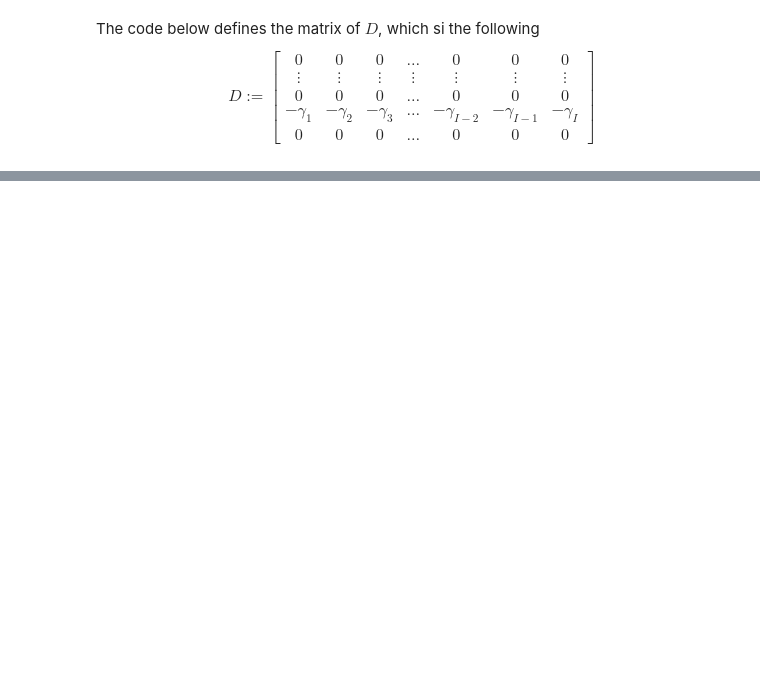
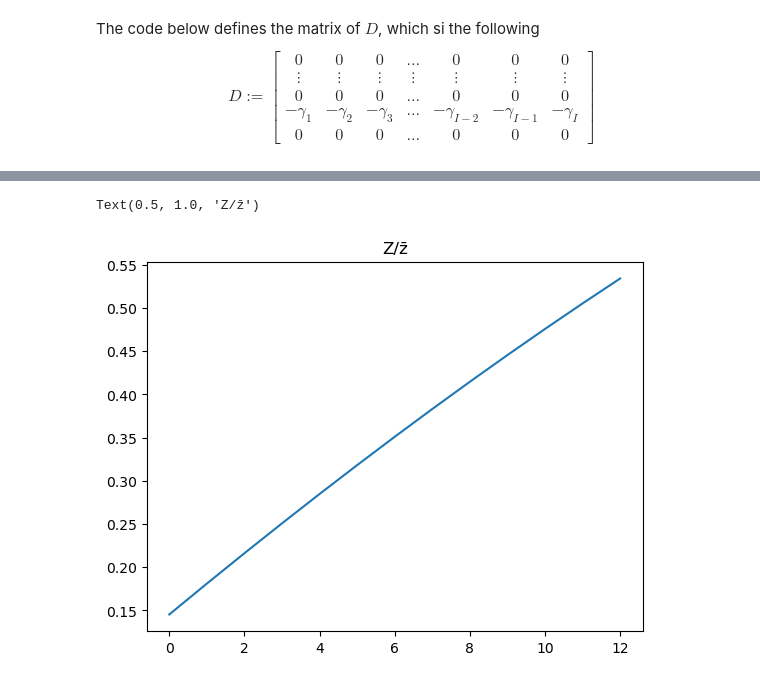
Before and after one commit to Finalblue777/amazon_mhpy, a Jupyter notebook: mpc_stochastic.ipynb, the cells around one changed output, grey strips where cells are left out. Drawn from its saved outputs; the diff is of its cells as text; code cells hidden in the pictures; blank space fills up the shorter version.

```diff
--- a/mpc_stochastic.ipynb
+++ b/mpc_stochastic.ipynb
@@ -191,18 +262,2 @@ price_matrix[price_matrix==1] = p2
-# %%
-prob_matrix = np.zeros((2**N_u,1))
-for i in range(len(markov_array)):
-    prob_temp = 1
-    for j in range(N_u-1):
-        if markov_array[i,j] ==0:
-            if markov_array[i,j + 1] == 0:
-                prob_temp = prob_temp*P[0,0]
-            elif markov_array[i,j + 1] ==1:
-                prob_temp= prob_temp*P[0,1]
-        elif markov_array[i,j] == 1:
-            if markov_array[i,j + 1] ==0:
-                prob_temp= prob_temp*P[1,0]
-            elif markov_array[i,j + 1] ==1:
-                prob_temp= prob_temp*P[1,1]
-    prob_matrix[i] =  prob_temp
 # %%
 opti = casadi.Opti()
@@ -242,2 +328,2 @@ def state_constructor(opti, N_u):
 # %%
-X, Up,Um, Ua, ic  = state_constructor(opti, N_u)
+Y, U,V, ZO, ic  = state_constructor(opti, T_u)
@@ -275,6 +400,2 @@ disp(f'Initial, time: {time.time()-t1}')
 # %%
-p_history  = np.array([p2,p2,p2,p2,p2,p2,p2,p2,p2,p2,p1,p1,p1,
-                      p2,p2,p2,p2,p2,p2,p2,p2,p2,p2,p1,p1,p1,
-                      p2,p2,p2,p2,p2,p2,p2,p2,p2,p2,p1,p1,p1,
-                      p2,p2,p2,p2,p2,p2,p2,p2,p2,p2,p1,p1,p1,
-                      p2, p2])
+p_history  = np.array([Pa_2,Pa_2,Pa_2,Pa_2,Pa_2,Pa_2,Pa_2,Pa_2,Pa_2,Pa_2,Pa_1,Pa_1,Pa_1])
@@ -281,19 +418,19 @@ p_history  = np.array([p2,p2,p2,p2,p2,p2,p2,p2,p2,p2,p1,p1,p1,
 # %%
 inputs = [ic,opti.x, opti.lam_g]
-outputs = [Up[0][0],Um[0][0],opti.x, opti.lam_g]
+outputs = [U[0][0],V[0][0],opti.x, opti.lam_g]
 current_x = vertcat(Z0_list,np.sum(X0_list),1)
 
-objective =objective_constructor(p2,prob_matrix, N_u, Ua, X)
+objective =objective_constructor(Pa_2,prob_matrix, T_u, ZO, Y)
 opti.minimize(objective)
 mpc_step_upper = opti.to_function('mpc_step_upper',inputs,outputs)
 print(mpc_step_upper)
 
-objective =objective_constructor(p1,prob_matrix, N_u, Ua, X)
+objective =objective_constructor(Pa_1,prob_matrix, T_u, ZO, Y)
 opti.minimize(objective)
 mpc_step_lower = opti.to_function('mpc_step_lower',inputs,outputs)
 print(mpc_step_lower)
 
-nn = 50
+nn = 12
 
 x_history  = DM.zeros(n+2,nn+1)
 u_history  = DM.zeros(n,nn)
@@ -301,14 +438,14 @@ u_history  = DM.zeros(n,nn)
 um_history = DM.zeros(n,nn)
 up_history = DM.zeros(n,nn)
 
-up  = sol.value(Up[0][0])
-um  = sol.value(Um[0][0])
+up  = sol.value(U[0][0])
+um  = sol.value(V[0][0])
 
 x   = sol.value(opti.x)
 lam = sol.value(opti.lam_g)
 
 x_history[:,0] = current_x
-pre_price = p2
+pre_price = Pa_2
 
 t1 = time.time()
 for i in range(nn):
@@ -317,10 +454,10 @@ for i in range(nn):
     um_history[:,i] = um
     up_history[:,i] = up
     current_x = F(current_x,um, up)
-    if p_history[i+1] == p2:
+    if p_history[i+1] == Pa_2:
         [up,um,x,lam] = mpc_step_upper(current_x,x,lam)
 
-    elif p_history[i+1] == p1:
+    elif p_history[i+1] == Pa_1:
         [up,um,x,lam] = mpc_step_lower(current_x,x,lam)
 
     x_history[:,i+1] = current_x
@@ -329,3 +484,6 @@ disp(f'Finale, time: {time.time()-t1}')
 # %%
-plt.plot(x_history[0,:].T/z̄)
+plt.plot(x_history[0:n,:].T/z̄)
 plt.title('Z/z̄')
+# %% [output]
+Text(0.5, 1.0, 'Z/z̄')
+[figure, added]
```
Also changed, not shown: parts of 22 cells of this notebook, 1 other file.
